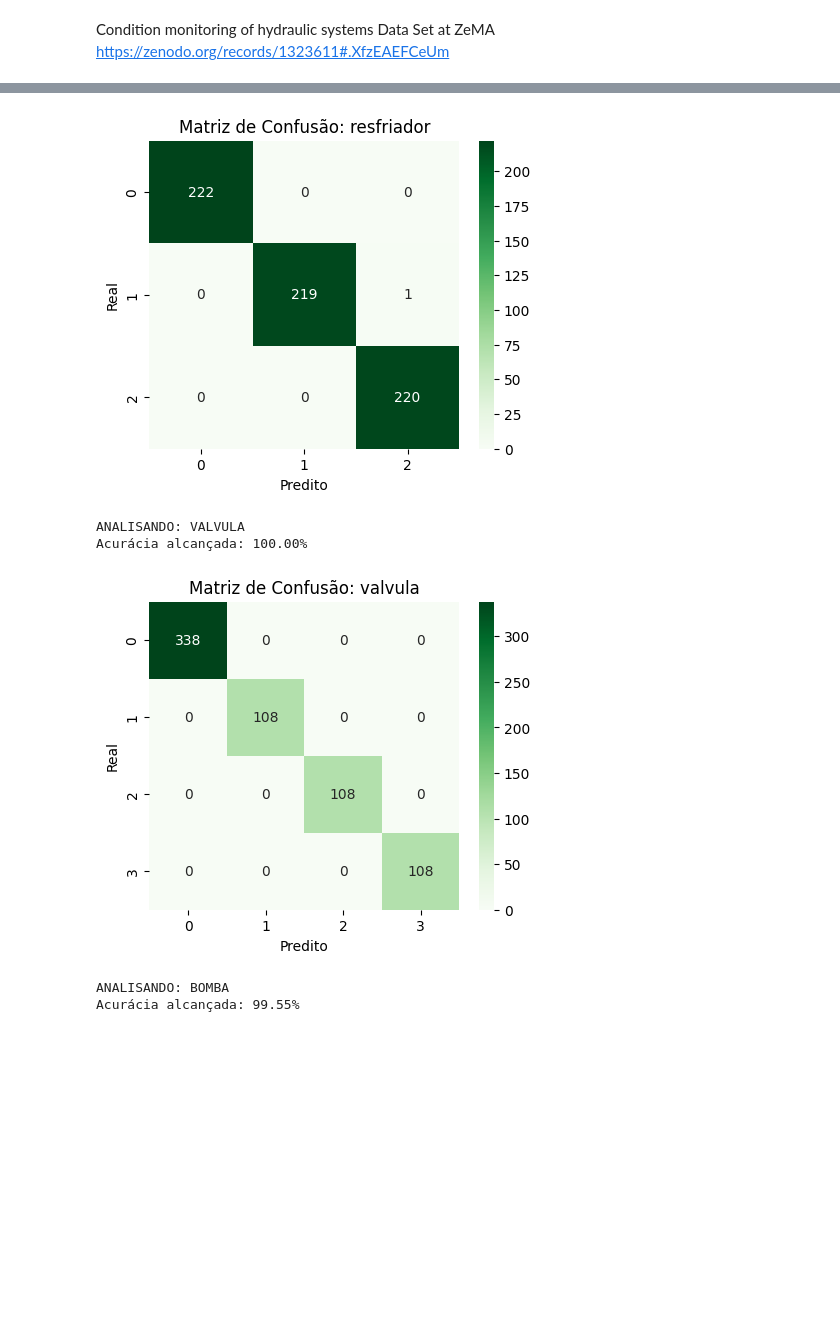
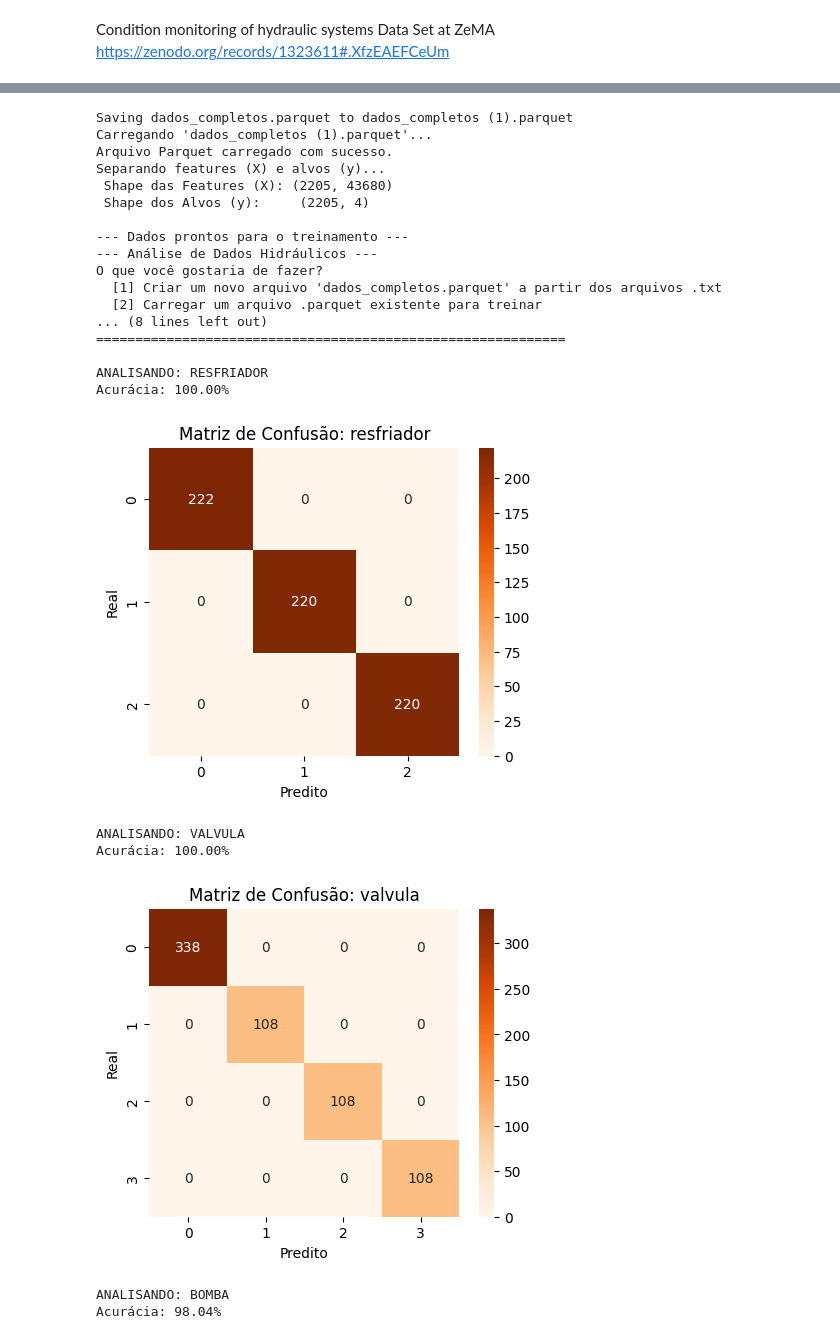
Before and after one commit to RomuloAlves2507/TrabalhoIA_unila_, a Jupyter notebook: trabalhoIA_Unila.ipynb, the cells around one changed output, grey strips where cells are left out. Saved outputs shown, nothing was run; the diff lists cells and outputs as text; code cells hidden in the pictures; blank space fills up the shorter version.

Commit message:
plot de arvore de decisão

```diff
--- a/trabalhoIA_Unila.ipynb
+++ b/trabalhoIA_Unila.ipynb
@@ -290,23 +290,40 @@ def randomForest(X, y):
     print("="*60)
 # %%
 def arvore_decisao(X, y):
-
+    print("\n" + "="*60)
     print("--- TREINAMENTO: ÁRVORE DE DECISÃO (Decision Tree) ---")
+    print("="*60)
 
     for target_name in y.columns:
         print(f"\nANALISANDO: {target_name.upper()}")
         y_target = y[target_name].astype(str)
 
+        # Divisão dos dados
         X_train, X_test, y_train, y_test = train_test_split(
             X, y_target, test_size=0.3, random_state=42, stratify=y_target
         )
 
-        # Cria o modelo (sem limite de profundidade inicial)
+        # Cria e Treina o Modelo
         clf = DecisionTreeClassifier(random_state=42)
         clf.fit(X_train, y_train)
 
-        acc = accuracy_score(y_test, clf.predict(X_test))
+        # Previsão
+        y_pred = clf.predict(X_test)
+
+        # Cálculo da Acurácia
+        acc = accuracy_score(y_test, y_pred)
         print(f"Acurácia: {acc*100:.2f}%")
+
+        # --- GERAÇÃO DO GRÁFICO (Matriz de Confusão) ---
+        cm = confusion_matrix(y_test, y_pred)
+
+        plt.figure(figsize=(5, 4))
+        # Usei 'Oranges' para diferenciar visualmente do Random Forest
+        sns.heatmap(cm, annot=True, fmt='d', cmap='Oranges')
+        plt.title(f'Matriz de Confusão: {target_name}')
+        plt.ylabel('Real')
+        plt.xlabel('Predito')
+        plt.show() # No Colab, isso mostra o gráfico logo abaixo da célula
 # %%
 def regressao_logistica(X, y):
 
@@ -433,17 +450,17 @@ if __name__ == "__main__":
 
               print("\nIniciando Treinamento...")
 
-              randomForest(X_global, y_global)
+              #randomForest(X_global, y_global)
 
               arvore_decisao(X_global, y_global)
 
-              regressao_logistica(X_global, y_global)
+              #regressao_logistica(X_global, y_global)
 
-              gradient_boosting(X_global, y_global)
+              #gradient_boosting(X_global, y_global)
 
-              lda(X_global, y_global)
+              #lda(X_global, y_global)
 
-              svm(X_global, y_global)
+              #svm(X_global, y_global)
 
               break
 
@@ -458,6 +476,23 @@ if __name__ == "__main__":
+Saving dados_completos.parquet to dados_completos (1).parquet
+Carregando 'dados_completos (1).parquet'...
+Arquivo Parquet carregado com sucesso.
+Separando features (X) e alvos (y)...
+ Shape das Features (X): (2205, 43680)
+ Shape dos Alvos (y):     (2205, 4)
+
+--- Dados prontos para o treinamento ---
+--- Análise de Dados Hidráulicos ---
+O que você gostaria de fazer?
+  [1] Criar um novo arquivo 'dados_completos.parquet' a partir dos arquivos .txt
+  [2] Carregar um arquivo .parquet existente para treinar
+... (8 lines left out)
+============================================================
+
+ANALISANDO: RESFRIADOR
+Acurácia: 100.00%
-[figure, old version]
+[figure, new version]
-ANALISANDO: VALVULA
-Acurácia alcançada: 100.00%
+ANALISANDO: VALVULA
+Acurácia: 100.00%
-[figure, old version]
+[figure, new version]
-ANALISANDO: BOMBA
-Acurácia alcançada: 99.55%
+ANALISANDO: BOMBA
+Acurácia: 98.04%
```
Also changed, not shown: parts of 1 cell of this notebook.
